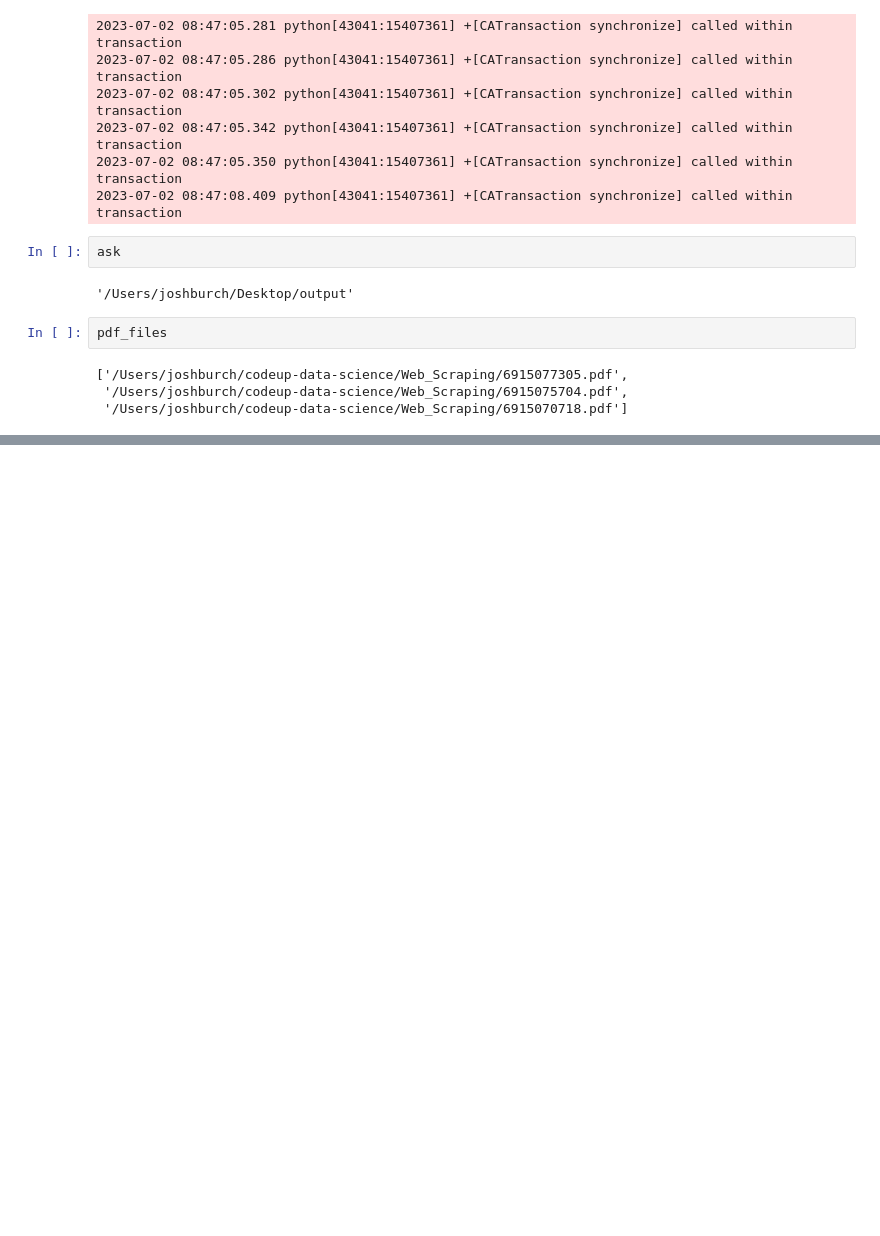
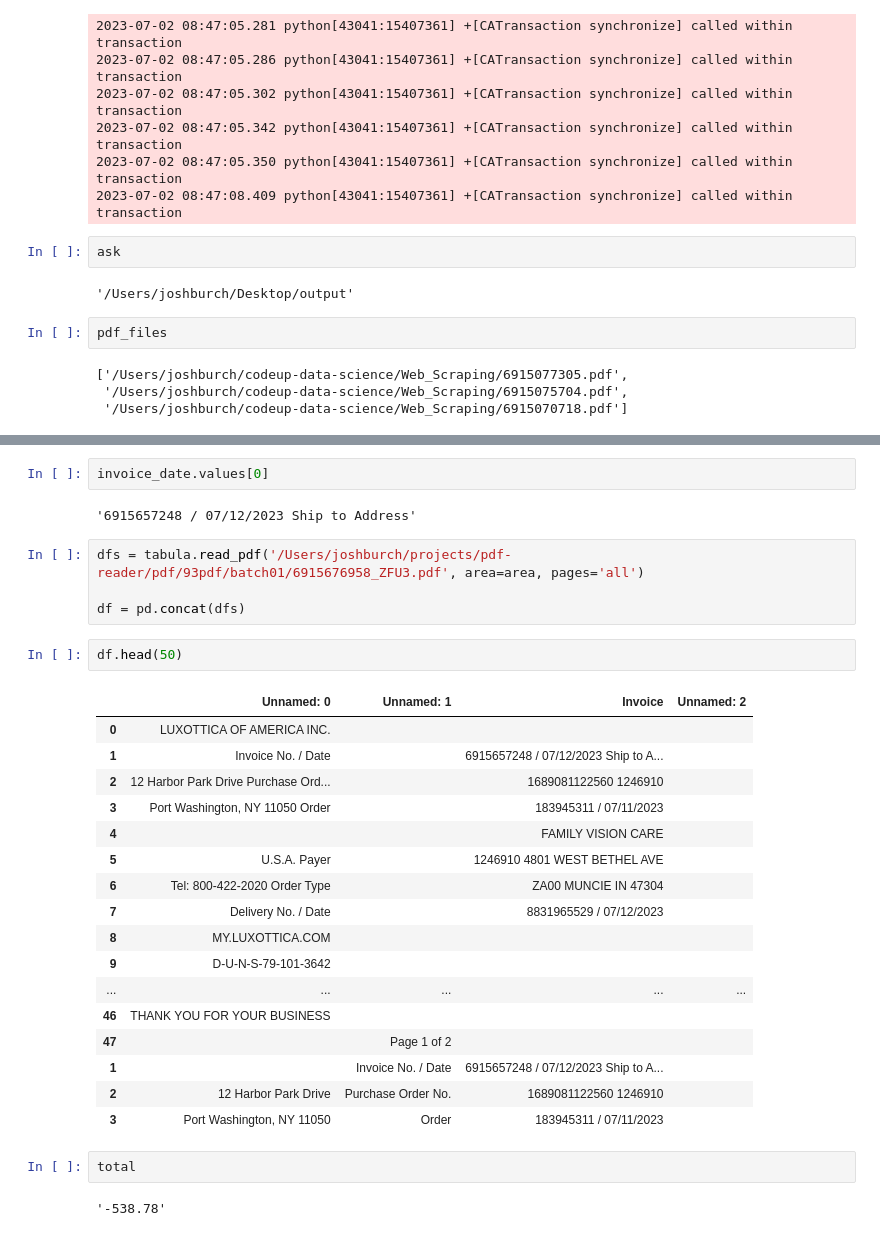
Before and after one commit to Jburch01/pdf-reader, a Jupyter notebook: pdf_reader.ipynb, the cells around one changed output, grey strips where cells are left out. Drawn from its saved outputs; the diff is of its cells as text; blank space fills up the shorter version.

```diff
--- a/pdf_reader.ipynb
+++ b/pdf_reader.ipynb
@@ -192,0 +362,32 @@ pdf_files
+# %%
+invoice_date.values[0]
+# %% [output]
+'6915657248 / 07/12/2023 Ship to Address'
+# %%
+dfs = tabula.read_pdf('/Users/joshburch/projects/pdf-reader/pdf/93pdf/batch01/6915676958_ZFU3.pdf', area=area, pages='all')
+
+df = pd.concat(dfs)
+# %%
+df.head(50)
+# %% [output]
+|  | Unnamed: 0 | Unnamed: 1 | Invoice | Unnamed: 2 |
+| 0 | LUXOTTICA OF AMERICA INC. |  |  |  |
+| 1 | Invoice No. / Date |  | 6915657248 / 07/12/2023 Ship to A... |  |
+| 2 | 12 Harbor Park Drive Purchase Ord... |  | 1689081122560 1246910 |  |
+| 3 | Port Washington, NY 11050 Order |  | 183945311 / 07/11/2023 |  |
+| 4 |  |  | FAMILY VISION CARE |  |
+| 5 | U.S.A. Payer |  | 1246910 4801 WEST BETHEL AVE |  |
+| 6 | Tel: 800-422-2020 Order Type |  | ZA00 MUNCIE IN 47304 |  |
+| 7 | Delivery No. / Date |  | 8831965529 / 07/12/2023 |  |
+| 8 | MY.LUXOTTICA.COM |  |  |  |
+| 9 | D-U-N-S-79-101-3642 |  |  |  |
+| ... | ... | ... | ... | ... |
+| 46 | THANK YOU FOR YOUR BUSINESS |  |  |  |
+| 47 |  | Page 1 of 2 |  |  |
+| 1 |  | Invoice No. / Date | 6915657248 / 07/12/2023 Ship to A... |  |
+| 2 | 12 Harbor Park Drive | Purchase Order No. | 1689081122560 1246910 |  |
+| 3 | Port Washington, NY 11050 | Order | 183945311 / 07/11/2023 |  |
+# %%
+total
+# %% [output]
+'-538.78'
```
Also changed, not shown: parts of 11 cells of this notebook.
